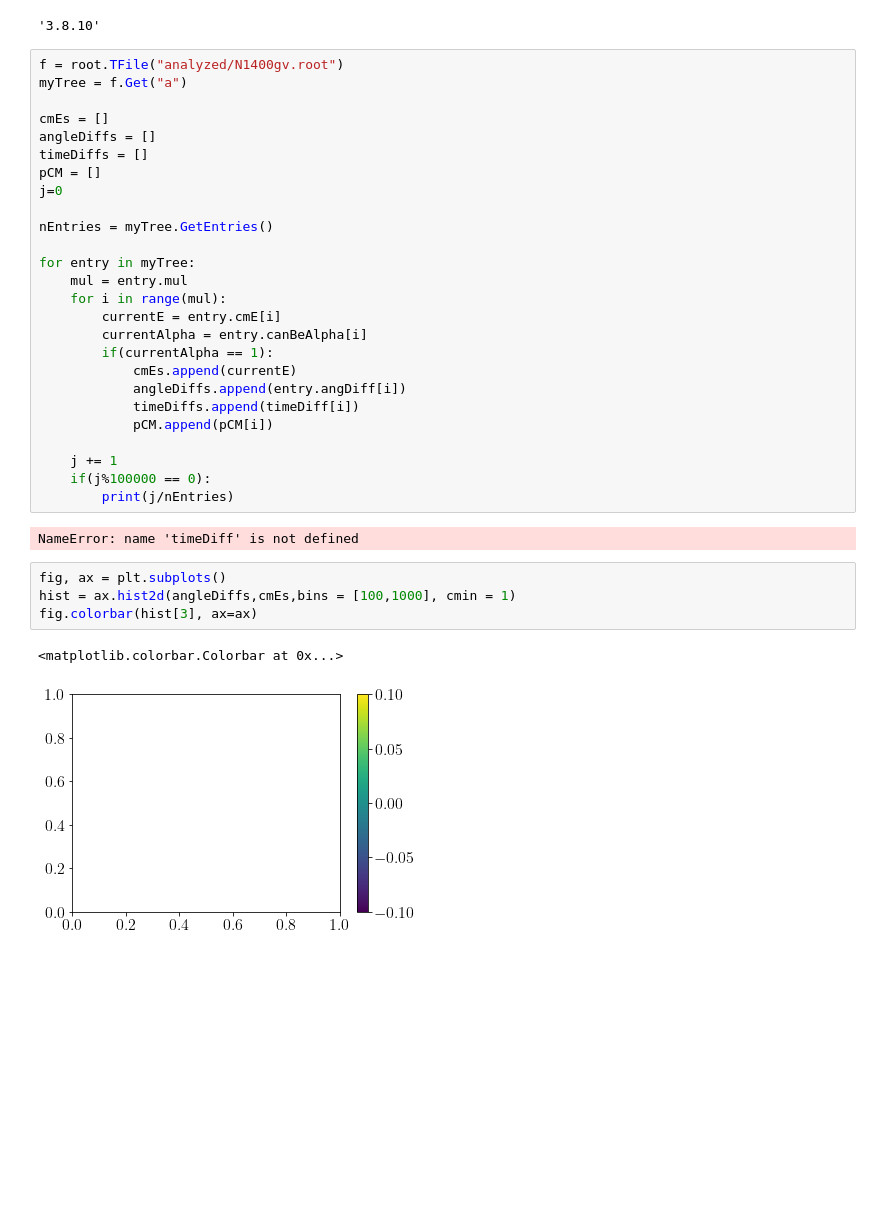
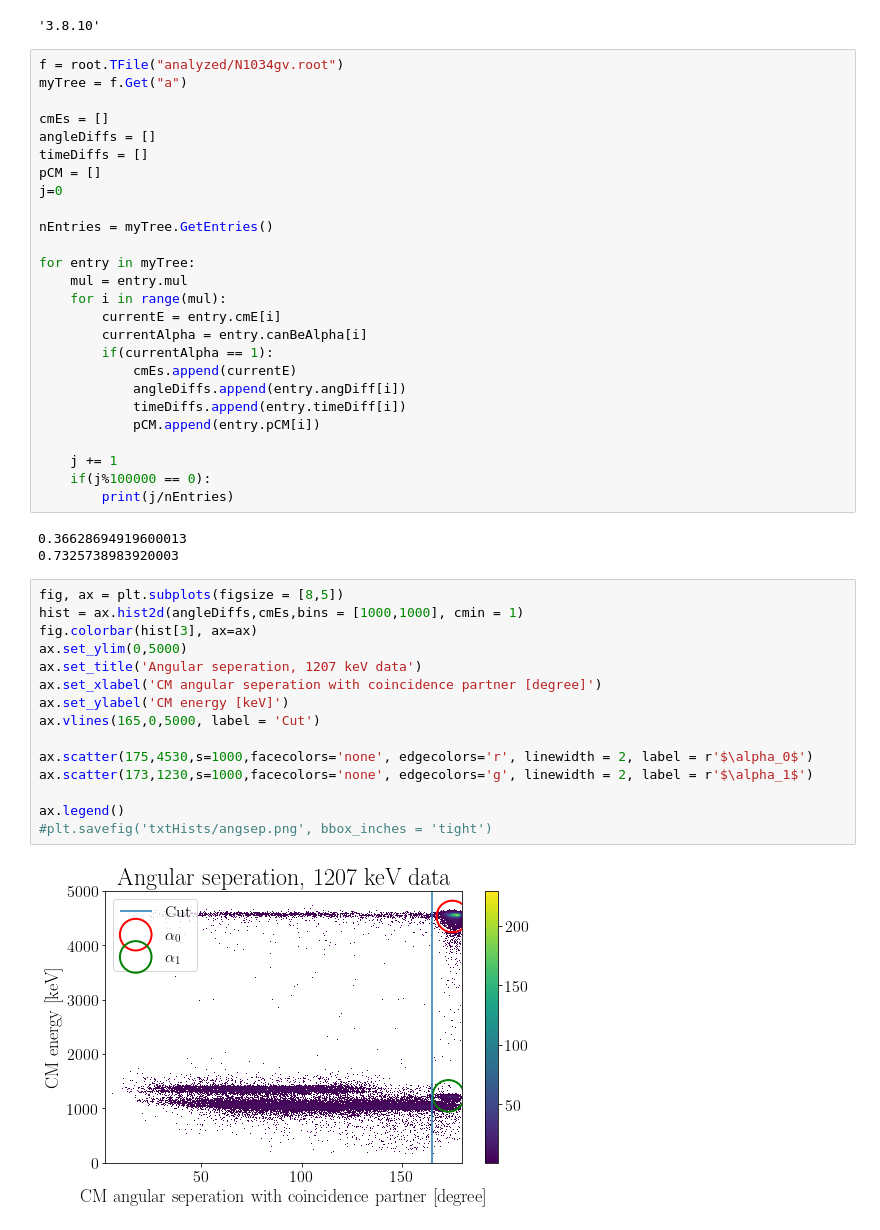
Before and after one commit to JeppeSchultzNielsen/N15-analyse, a Jupyter notebook: 2dhistplotter.ipynb, the cells around one changed output. Cells and saved outputs as stored; diff of their text form; blank space fills up the shorter version.

Commit message:
Fundet cutoffs og sorteret lidt data i forhold til det. Kør al tidligere analyse engang til med koincidensmatchet data

```diff
--- a/2dhistplotter.ipynb
+++ b/2dhistplotter.ipynb
@@ -36,7 +36,7 @@ python_version()
 # %% [output]
 '3.8.10'
 # %%
-f = root.TFile("analyzed/N1400gv.root")
+f = root.TFile("analyzed/N1034gv.root")
 myTree = f.Get("a")
 
 cmEs = []
@@ -55,18 +55,29 @@ for entry in myTree:
         if(currentAlpha == 1):
             cmEs.append(currentE)
             angleDiffs.append(entry.angDiff[i])
-            timeDiffs.append(timeDiff[i])
-            pCM.append(pCM[i])
+            timeDiffs.append(entry.timeDiff[i])
+            pCM.append(entry.pCM[i])
 
     j += 1
     if(j%100000 == 0):
         print(j/nEntries)
 # %% [output]
-NameError: name 'timeDiff' is not defined
+0.36628694919600013
+0.7325738983920003
 # %%
-fig, ax = plt.subplots()
-hist = ax.hist2d(angleDiffs,cmEs,bins = [100,1000], cmin = 1)
+fig, ax = plt.subplots(figsize = [8,5])
+hist = ax.hist2d(angleDiffs,cmEs,bins = [1000,1000], cmin = 1)
 fig.colorbar(hist[3], ax=ax)
+ax.set_ylim(0,5000)
+ax.set_title('Angular seperation, 1207 keV data')
+ax.set_xlabel('CM angular seperation with coincidence partner [degree]')
+ax.set_ylabel('CM energy [keV]')
+ax.vlines(165,0,5000, label = 'Cut')
+
+ax.scatter(175,4530,s=1000,facecolors='none', edgecolors='r', linewidth = 2, label = r'$\alpha_0$')
+ax.scatter(173,1230,s=1000,facecolors='none', edgecolors='g', linewidth = 2, label = r'$\alpha_1$')
+
+ax.legend()
+#plt.savefig('txtHists/angsep.png', bbox_inches = 'tight')
 # %% [output]
-<matplotlib.colorbar.Colorbar at 0x...>
-[figure, old version]
+[figure, new version]
```
Also changed, not shown: parts of 2 cells of this notebook, 6 other files.
